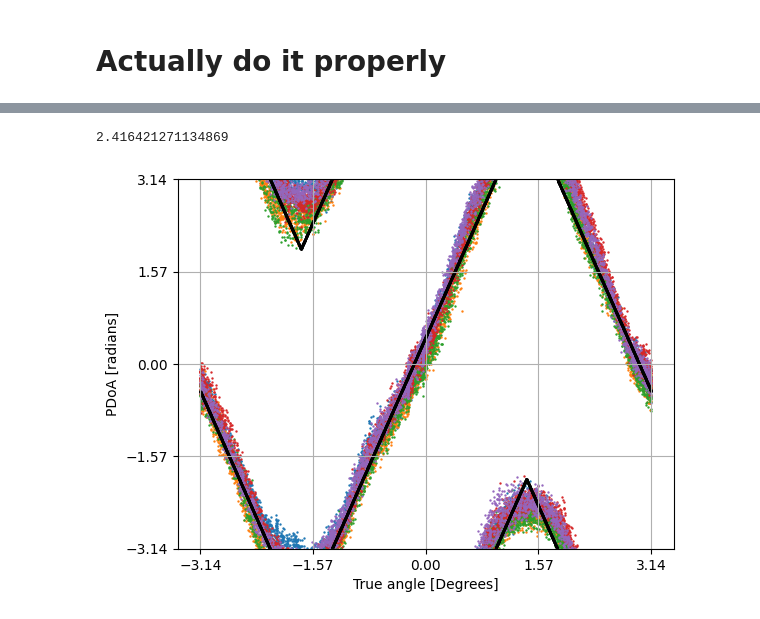
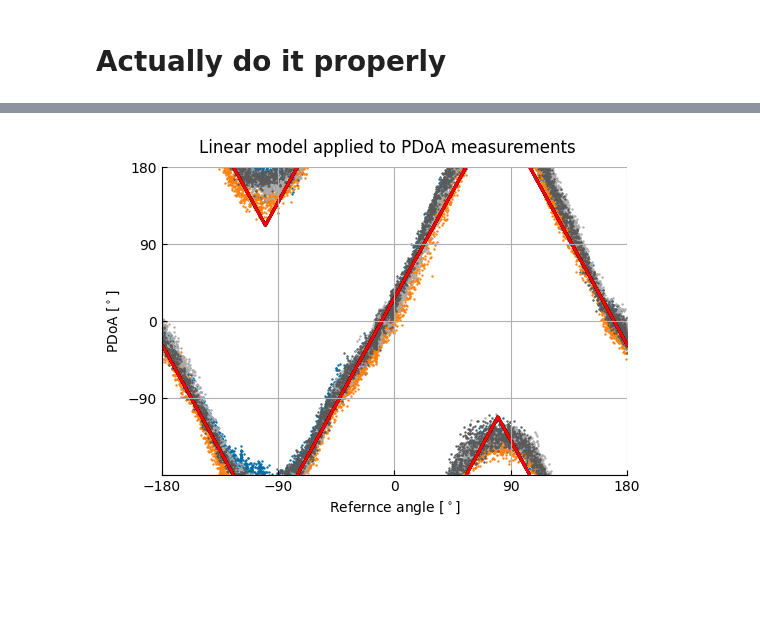
Before and after one commit to MarcusLariJ/UWB_Rasberry, a Jupyter notebook: Data/pdoa_model.ipynb, the cells around one changed output, grey strips where cells are left out. Saved outputs shown, nothing was run; the diff lists cells and outputs as text; code cells hidden in the pictures; blank space fills up the shorter version.

```diff
--- a/Data/pdoa_model.ipynb
+++ b/Data/pdoa_model.ipynb
@@ -6,6 +6,8 @@ import matplotlib.pyplot as plt
 import numpy as np
 from scipy.optimize import curve_fit
 from sklearn.metrics import r2_score
+import matplotlib.style as style
+style.use('tableau-colorblind10')
 # %% [markdown]
 # Functions
 # %%
@@ -89,7 +97,7 @@ dist_meas = []
 # , "m1_to_m2_rot2", "m1_to_m2_rot", "m4_to_m1_rot", "m5_to_m1_rot"
 
 # List of measurements:
-files = ["new_rot5m", "m1_to_m2_rot2", "m1_to_m2_rot", "m4_to_m1_rot", "m5_to_m1_rot"]
+files = ["new_rot5m", "m1_to_m2_rot2", "m4_to_m1_rot", "m5_to_m1_rot"]
 log_num = len(files)
 for log in files:
     temp_pdoa, _, temp_rx_r, temp_dist, _, temp_dist_r = import_data(log, True, False)
@@ -409,38 +448,67 @@ def gen_adv_amb(x):
 # %%
 # Test piecewise function
 dummy_pdoa = np.linspace(-np.pi,np.pi,2000)
-dummy_ang = np.linspace(-2*np.pi, 2*np.pi, 2000)
-
-ang2pdoa = lambda x : wrap_to_pi((x-(-0.16759607))/0.36288748)
+dummy_ang = np.linspace(-np.pi, np.pi, 2000)
 
 pdoa2plot = np.empty([0])
 angle2plot = np.empty([0])
+pdoa22plot = np.empty([0])
+angle22plot = np.empty([0])
 
 for pdoa in dummy_pdoa:
     temp = pdoa2ang_piece(pdoa)
 
     angle2plot = np.append(angle2plot, temp)
     pdoa2plot = np.append(pdoa2plot, np.ones_like(temp)*pdoa)
 
+i = 0
+test_pdoa = np.zeros_like(dummy_ang)
+for ang in dummy_ang:
+    temp, pdoa = gen_adv_amb(ang)
+
+    test_pdoa[i] = pdoa
+    angle22plot = np.append(angle22plot, temp)
+    pdoa22plot = np.append(pdoa22plot, np.ones_like(temp)*pdoa)
+    i += 1
 
 # And then attempt to plot it:
 
-plt.figure()
+fig, ax = plt.subplots(figsize=(6, 4))
+
 for i in range(log_num):
-    plt.scatter(np.array(rx_true_r[i])*(np.pi/180), pdoa_data[i], s=0.5)
-plt.scatter(angle2plot, pdoa2plot, s=0.5, color='black')
+    plt.scatter(rx_true_r[i], np.array(pdoa_data[i])*(180/np.pi), s=0.5)
+plt.scatter(angle2plot*(180/np.pi), pdoa2plot*(180/np.pi), s=0.5, color='black')
+#plt.scatter(angle22plot*(180/np.pi), pdoa22plot*(180/np.pi), s=0.5, color='blue')
+plt.scatter(dummy_ang*(180/np.pi), test_pdoa*(180/np.pi), s=0.5, color='red')
+
+ax.set_xlabel("Refernce angle [$^\circ$]")
+ax.set_ylabel("PDoA [$^\circ$]")
+ax.set_xticks([-180, -90, 0, 90, 180])
+ax.set_yticks([-180, -90, 0, 90, 180])
+ax.grid()
+ax.spines[['right', 'top']].set_visible(False)
+ax.set_ylim([-180,180])
+ax.set_xlim([-180,180])
+ax.tick_params(direction='in')
+fig.suptitle('Linear model applied to PDoA measurements', y=0.95)
+x_ticks = ax.yaxis.get_major_ticks()
+x_ticks[0].label1.set_visible(False)
+
+#lgnd = ax.legend(bbox_to_anchor=(0., 1.02, 1., .102), loc='lower left', ncols=3, mode="expand", borderaxespad=0., scatterpoints=1, fancybox=False, edgecolor='black', title='Models used')
+#lgnd = ax.legend(bbox_to_anchor=(0., 1.02, 1., .102), loc='lower left', ncols=5, mode="expand", borderaxespad=0., scatterpoints=1, fancybox=False, edgecolor='black', title='$d_\mathrm{ref}$')
+#for handle in lgnd.legend_handles:
+#    handle.set_sizes([20.0])
+#plt.savefig("pdoa_linear.pdf", format="pdf", bbox_inches="tight")
+
 #plt.scatter(dummy_ang, ang2pdoa(dummy_ang), s=0.5, color='black')
-plt.xlabel("True angle [Degrees]")
-plt.ylabel("PDoA [radians]")
-plt.xticks([-3.14, -3.14/2, 0, 3.14/2, 3.14])
-plt.yticks([-3.14, -3.14/2, 0, 3.14/2, 3.14])
-plt.ylim([-np.pi, np.pi])
-plt.grid()
-
-print(ang2pdoa(-np.pi/2))
+#plt.xlabel("True angle [Degrees]")
+#plt.ylabel("PDoA [radians]")
+#plt.xticks([-3.14, -3.14/2, 0, 3.14/2, 3.14])
+#plt.yticks([-3.14, -3.14/2, 0, 3.14/2, 3.14])
+#plt.ylim([-np.pi, np.pi])
+#plt.grid()
 # %% [output]
-2.416421271134869
-[figure, old version]
+[figure, new version]
 # %%
 # Calculate angle error
 
```
Also changed, not shown: parts of 10 cells of this notebook, 12 other files.
